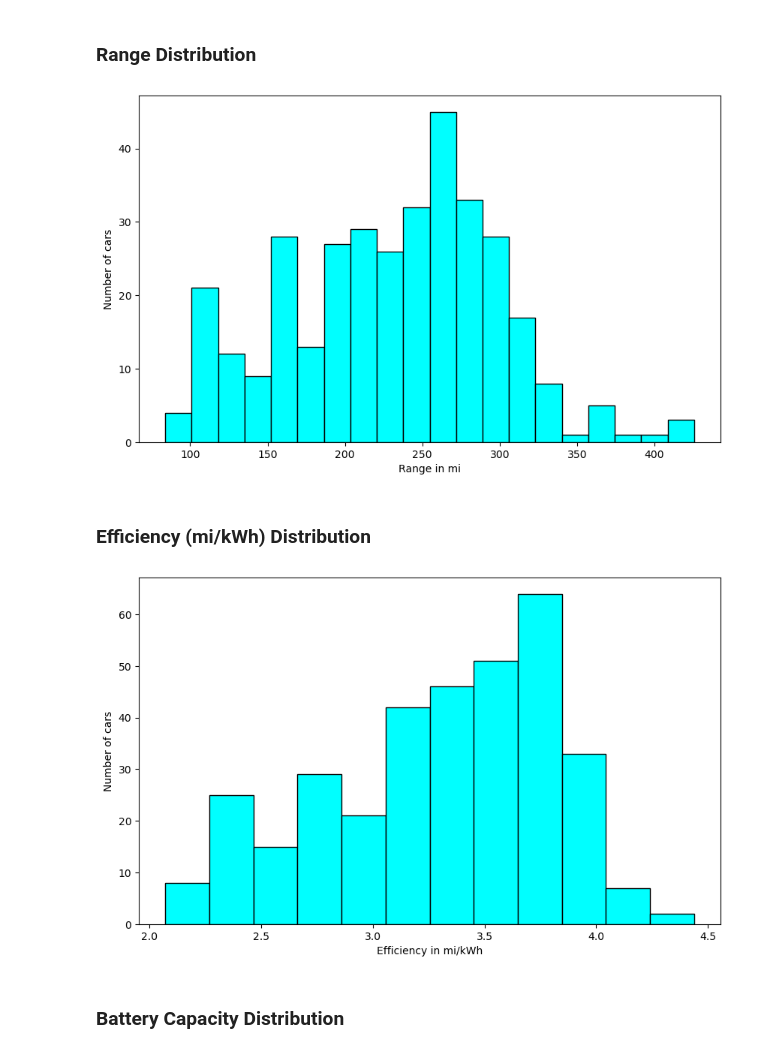
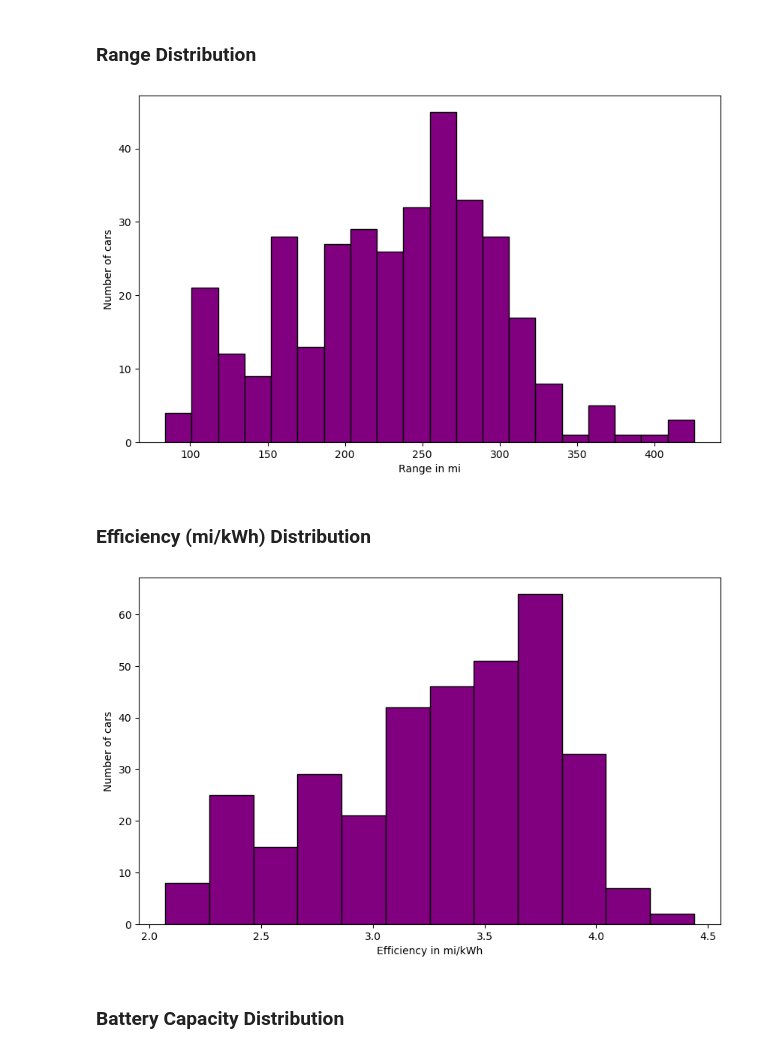
Before and after one commit to albert-fit/Using-Multivariable-Regression-to-Predict-the-Cost-of-EVs, a Jupyter notebook: multivariable_regression.ipynb, the cells around one changed output. Cells and saved outputs as stored; diff of their text form; code cells hidden in the pictures.

```diff
--- a/multivariable_regression.ipynb
+++ b/multivariable_regression.ipynb
@@ -142,22 +142,22 @@ plt.show()
 ### Range Distribution
 # %%
 plt.figure(figsize=(10,6))
-plt.hist(data['RANGE'], bins=20, ec='black', color='aqua')
+plt.hist(data['RANGE'], bins=20, ec='black', color='purple')
 plt.xlabel('Range in mi')
 plt.ylabel('Number of cars')
 plt.show()
 # %% [output]
-[figure, old version]
+[figure, new version]
 # %% [markdown]
 ### Efficiency (mi/kWh) Distribution
 # %%
 plt.figure(figsize=(10,6))
-plt.hist(data['EFFICIENCY'], bins=12, ec='black', color='aqua')
+plt.hist(data['EFFICIENCY'], bins=12, ec='black', color='purple')
 plt.xlabel('Efficiency in mi/kWh')
 plt.ylabel('Number of cars')
 plt.show()
 # %% [output]
-[figure, old version]
+[figure, new version]
 # %% [markdown]
 ### Battery Capacity Distribution
 # %%
```
Also changed, not shown: parts of 6 cells of this notebook.
